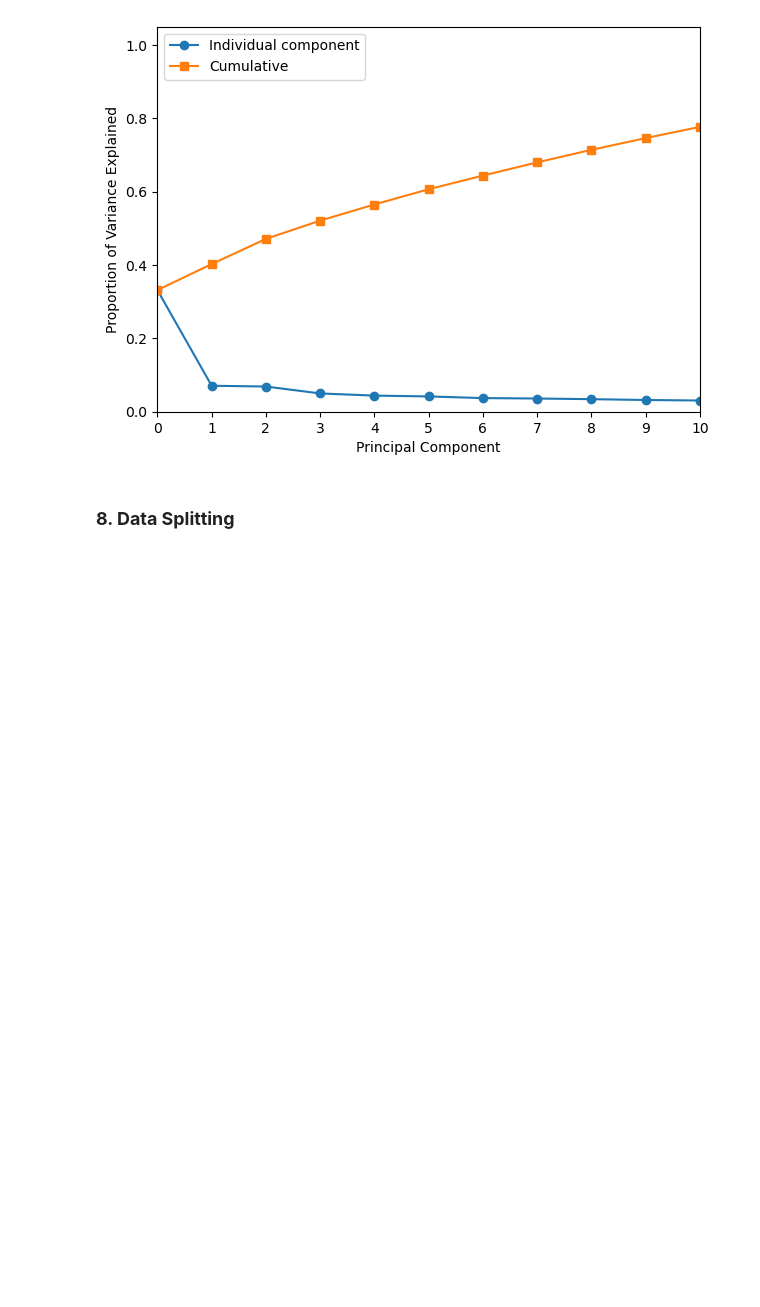
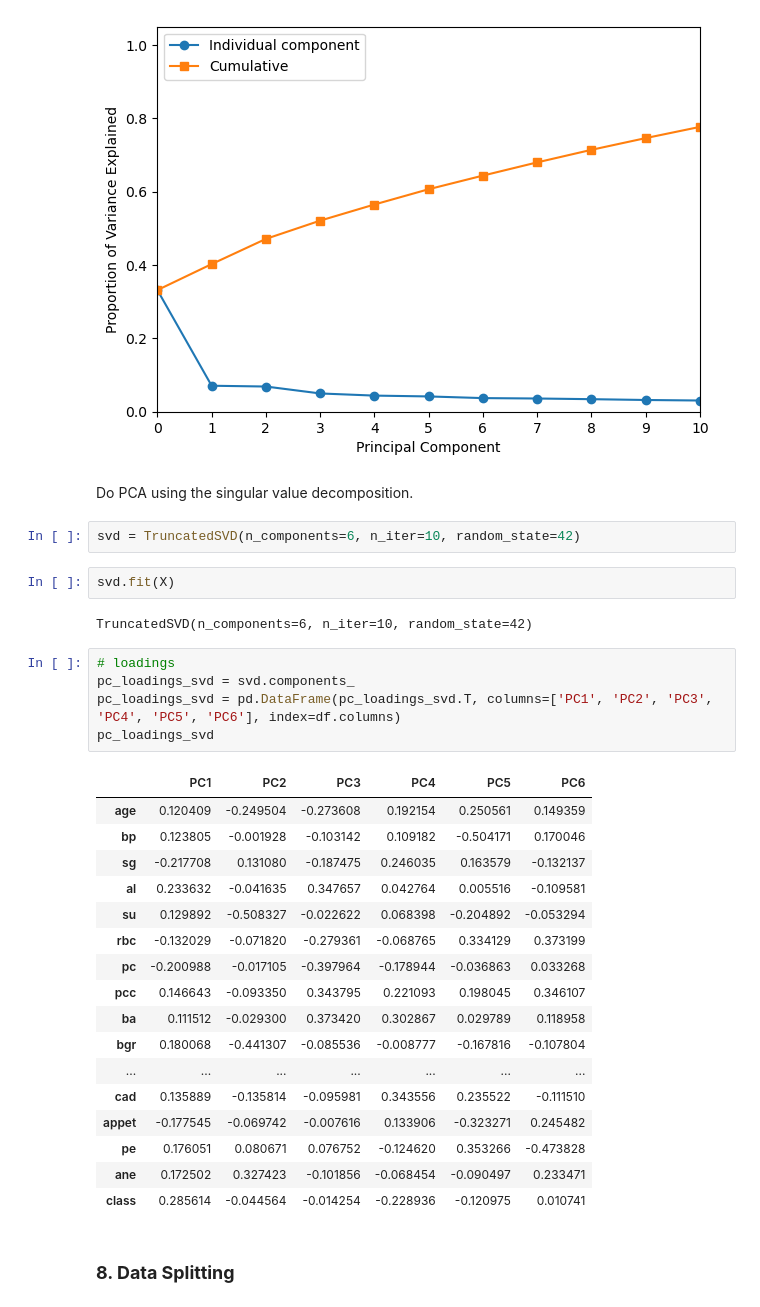
Before and after one commit to Barkesty/Project-Chronic-Kidney-Disease-Classification-Challenge, a Jupyter notebook: project.ipynb, the cells around one changed output. Saved outputs shown, nothing was run; the diff lists cells and outputs as text; blank space fills up the shorter version.

Commit message:
add PCA loading

```diff
--- a/project.ipynb
+++ b/project.ipynb
@@ -545,6 +545,37 @@ plt.xticks([0,1,2,3,4,5,6,7,8,9,10])
 plt.legend(loc=2);
 # %% [output]
 [figure]
+# %% [markdown]
+Do PCA using the singular value decomposition.
+# %%
+svd = TruncatedSVD(n_components=6, n_iter=10, random_state=42)
+# %%
+svd.fit(X)
+# %% [output]
+TruncatedSVD(n_components=6, n_iter=10, random_state=42)
+# %%
+# loadings
+pc_loadings_svd = svd.components_
+pc_loadings_svd = pd.DataFrame(pc_loadings_svd.T, columns=['PC1', 'PC2', 'PC3', 'PC4', 'PC5', 'PC6'], index=df.columns)
+pc_loadings_svd
+# %% [output]
+|  | PC1 | PC2 | PC3 | PC4 | PC5 | PC6 |
+| age | 0.120409 | -0.249504 | -0.273608 | 0.192154 | 0.250561 | 0.149359 |
+| bp | 0.123805 | -0.001928 | -0.103142 | 0.109182 | -0.504171 | 0.170046 |
+| sg | -0.217708 | 0.131080 | -0.187475 | 0.246035 | 0.163579 | -0.132137 |
+| al | 0.233632 | -0.041635 | 0.347657 | 0.042764 | 0.005516 | -0.109581 |
+| su | 0.129892 | -0.508327 | -0.022622 | 0.068398 | -0.204892 | -0.053294 |
+| rbc | -0.132029 | -0.071820 | -0.279361 | -0.068765 | 0.334129 | 0.373199 |
+| pc | -0.200988 | -0.017105 | -0.397964 | -0.178944 | -0.036863 | 0.033268 |
+| pcc | 0.146643 | -0.093350 | 0.343795 | 0.221093 | 0.198045 | 0.346107 |
+| ba | 0.111512 | -0.029300 | 0.373420 | 0.302867 | 0.029789 | 0.118958 |
+| bgr | 0.180068 | -0.441307 | -0.085536 | -0.008777 | -0.167816 | -0.107804 |
+| ... | ... | ... | ... | ... | ... | ... |
+| cad | 0.135889 | -0.135814 | -0.095981 | 0.343556 | 0.235522 | -0.111510 |
+| appet | -0.177545 | -0.069742 | -0.007616 | 0.133906 | -0.323271 | 0.245482 |
+| pe | 0.176051 | 0.080671 | 0.076752 | -0.124620 | 0.353266 | -0.473828 |
+| ane | 0.172502 | 0.327423 | -0.101856 | -0.068454 | -0.090497 | 0.233471 |
+| class | 0.285614 | -0.044564 | -0.014254 | -0.228936 | -0.120975 | 0.010741 |
 # %% [markdown]
 ### **8. Data Splitting**
 # %% [markdown]
```
Also changed, not shown: parts of 2 cells of this notebook.
